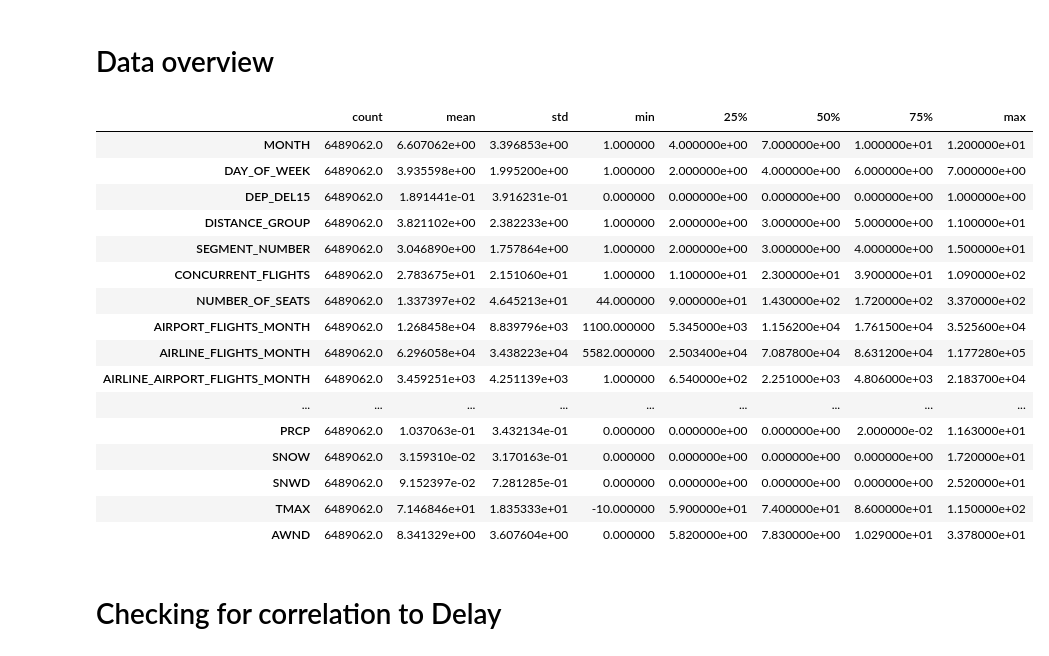
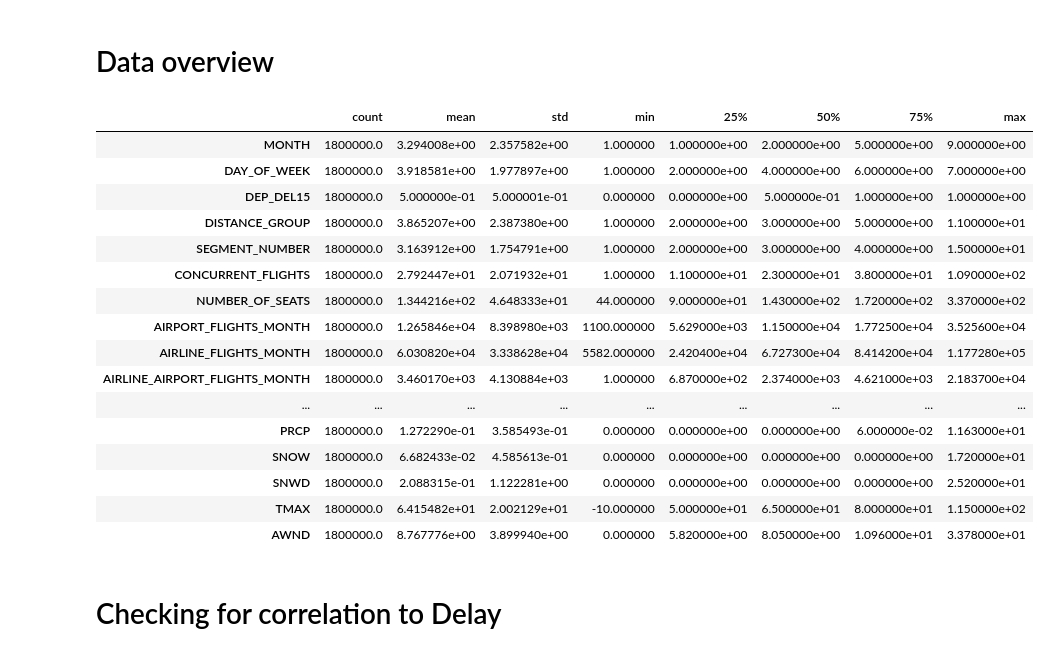
Before and after one commit to 4ydogan/airline-delays-predict, a Jupyter notebook: delay-predict.ipynb, the cells around one changed output. Drawn from its saved outputs; the diff is of its cells as text; code cells hidden in the pictures.

```diff
--- a/delay-predict.ipynb
+++ b/delay-predict.ipynb
@@ -26,7 +25,10 @@ from sklearn.ensemble import RandomForestClassifier
 # %% [markdown]
 # Data reading
 # %%
-data = pd.read_csv('full_data_flightdelay.csv')
+# Load data from a CSV file into a pandas DataFrame
+data = pd.read_csv('full_data_flightdelay_homogeneous.csv')
+
+# Display the first few rows of the DataFrame
 data.head()
 # %% [output]
 |  | MONTH | DAY_OF_WEEK | DEP_DEL15 | DEP_TIME_BLK | DISTANCE_GROUP | SEGMENT_NUMBER | CONCURRENT_FLIGHTS | ... |
@@ -85,25 +96,29 @@ data.isna().sum().sum()
 # %% [markdown]
 # Data overview
 # %%
-data.describe().T
+# Generate descriptive statistics for numerical columns and transpose the result
+descriptive_stats = data.describe().T
+
+# Display the transposed descriptive statistics
+descriptive_stats
 # %% [output]
 |  | count | mean | std | min | 25% | 50% | 75% | max |
-| MONTH | 6489062.0 | 6.607062e+00 | 3.396853e+00 | 1.000000 | 4.000000e+00 | 7.000000e+00 | 1.000000e+01 | 1.200000e+01 |
-| DAY_OF_WEEK | 6489062.0 | 3.935598e+00 | 1.995200e+00 | 1.000000 | 2.000000e+00 | 4.000000e+00 | 6.000000e+00 | 7.000000e+00 |
-| DEP_DEL15 | 6489062.0 | 1.891441e-01 | 3.916231e-01 | 0.000000 | 0.000000e+00 | 0.000000e+00 | 0.000000e+00 | 1.000000e+00 |
-| DISTANCE_GROUP | 6489062.0 | 3.821102e+00 | 2.382233e+00 | 1.000000 | 2.000000e+00 | 3.000000e+00 | 5.000000e+00 | 1.100000e+01 |
-| SEGMENT_NUMBER | 6489062.0 | 3.046890e+00 | 1.757864e+00 | 1.000000 | 2.000000e+00 | 3.000000e+00 | 4.000000e+00 | 1.500000e+01 |
-| CONCURRENT_FLIGHTS | 6489062.0 | 2.783675e+01 | 2.151060e+01 | 1.000000 | 1.100000e+01 | 2.300000e+01 | 3.900000e+01 | 1.090000e+02 |
-| NUMBER_OF_SEATS | 6489062.0 | 1.337397e+02 | 4.645213e+01 | 44.000000 | 9.000000e+01 | 1.430000e+02 | 1.720000e+02 | 3.370000e+02 |
-| AIRPORT_FLIGHTS_MONTH | 6489062.0 | 1.268458e+04 | 8.839796e+03 | 1100.000000 | 5.345000e+03 | 1.156200e+04 | 1.761500e+04 | 3.525600e+04 |
-| AIRLINE_FLIGHTS_MONTH | 6489062.0 | 6.296058e+04 | 3.438223e+04 | 5582.000000 | 2.503400e+04 | 7.087800e+04 | 8.631200e+04 | 1.177280e+05 |
-| AIRLINE_AIRPORT_FLIGHTS_MONTH | 6489062.0 | 3.459251e+03 | 4.251139e+03 | 1.000000 | 6.540000e+02 | 2.251000e+03 | 4.806000e+03 | 2.183700e+04 |
+| MONTH | 1800000.0 | 3.294008e+00 | 2.357582e+00 | 1.000000 | 1.000000e+00 | 2.000000e+00 | 5.000000e+00 | 9.000000e+00 |
+| DAY_OF_WEEK | 1800000.0 | 3.918581e+00 | 1.977897e+00 | 1.000000 | 2.000000e+00 | 4.000000e+00 | 6.000000e+00 | 7.000000e+00 |
+| DEP_DEL15 | 1800000.0 | 5.000000e-01 | 5.000001e-01 | 0.000000 | 0.000000e+00 | 5.000000e-01 | 1.000000e+00 | 1.000000e+00 |
+| DISTANCE_GROUP | 1800000.0 | 3.865207e+00 | 2.387380e+00 | 1.000000 | 2.000000e+00 | 3.000000e+00 | 5.000000e+00 | 1.100000e+01 |
+| SEGMENT_NUMBER | 1800000.0 | 3.163912e+00 | 1.754791e+00 | 1.000000 | 2.000000e+00 | 3.000000e+00 | 4.000000e+00 | 1.500000e+01 |
+| CONCURRENT_FLIGHTS | 1800000.0 | 2.792447e+01 | 2.071932e+01 | 1.000000 | 1.100000e+01 | 2.300000e+01 | 3.800000e+01 | 1.090000e+02 |
+| NUMBER_OF_SEATS | 1800000.0 | 1.344216e+02 | 4.648333e+01 | 44.000000 | 9.000000e+01 | 1.430000e+02 | 1.720000e+02 | 3.370000e+02 |
+| AIRPORT_FLIGHTS_MONTH | 1800000.0 | 1.265846e+04 | 8.398980e+03 | 1100.000000 | 5.629000e+03 | 1.150000e+04 | 1.772500e+04 | 3.525600e+04 |
+| AIRLINE_FLIGHTS_MONTH | 1800000.0 | 6.030820e+04 | 3.338628e+04 | 5582.000000 | 2.420400e+04 | 6.727300e+04 | 8.414200e+04 | 1.177280e+05 |
+| AIRLINE_AIRPORT_FLIGHTS_MONTH | 1800000.0 | 3.460170e+03 | 4.130884e+03 | 1.000000 | 6.870000e+02 | 2.374000e+03 | 4.621000e+03 | 2.183700e+04 |
 | ... | ... | ... | ... | ... | ... | ... | ... | ... |
-| PRCP | 6489062.0 | 1.037063e-01 | 3.432134e-01 | 0.000000 | 0.000000e+00 | 0.000000e+00 | 2.000000e-02 | 1.163000e+01 |
-| SNOW | 6489062.0 | 3.159310e-02 | 3.170163e-01 | 0.000000 | 0.000000e+00 | 0.000000e+00 | 0.000000e+00 | 1.720000e+01 |
-| SNWD | 6489062.0 | 9.152397e-02 | 7.281285e-01 | 0.000000 | 0.000000e+00 | 0.000000e+00 | 0.000000e+00 | 2.520000e+01 |
-| TMAX | 6489062.0 | 7.146846e+01 | 1.835333e+01 | -10.000000 | 5.900000e+01 | 7.400000e+01 | 8.600000e+01 | 1.150000e+02 |
-| AWND | 6489062.0 | 8.341329e+00 | 3.607604e+00 | 0.000000 | 5.820000e+00 | 7.830000e+00 | 1.029000e+01 | 3.378000e+01 |
+| PRCP | 1800000.0 | 1.272290e-01 | 3.585493e-01 | 0.000000 | 0.000000e+00 | 0.000000e+00 | 6.000000e-02 | 1.163000e+01 |
+| SNOW | 1800000.0 | 6.682433e-02 | 4.585613e-01 | 0.000000 | 0.000000e+00 | 0.000000e+00 | 0.000000e+00 | 1.720000e+01 |
+| SNWD | 1800000.0 | 2.088315e-01 | 1.122281e+00 | 0.000000 | 0.000000e+00 | 0.000000e+00 | 0.000000e+00 | 2.520000e+01 |
+| TMAX | 1800000.0 | 6.415482e+01 | 2.002129e+01 | -10.000000 | 5.000000e+01 | 6.500000e+01 | 8.000000e+01 | 1.150000e+02 |
+| AWND | 1800000.0 | 8.767776e+00 | 3.899940e+00 | 0.000000 | 5.820000e+00 | 8.050000e+00 | 1.096000e+01 | 3.378000e+01 |
 # %% [markdown]
 # Checking for correlation to Delay
 # %%
```
Also changed, not shown: parts of 27 cells of this notebook, 3 other files.
